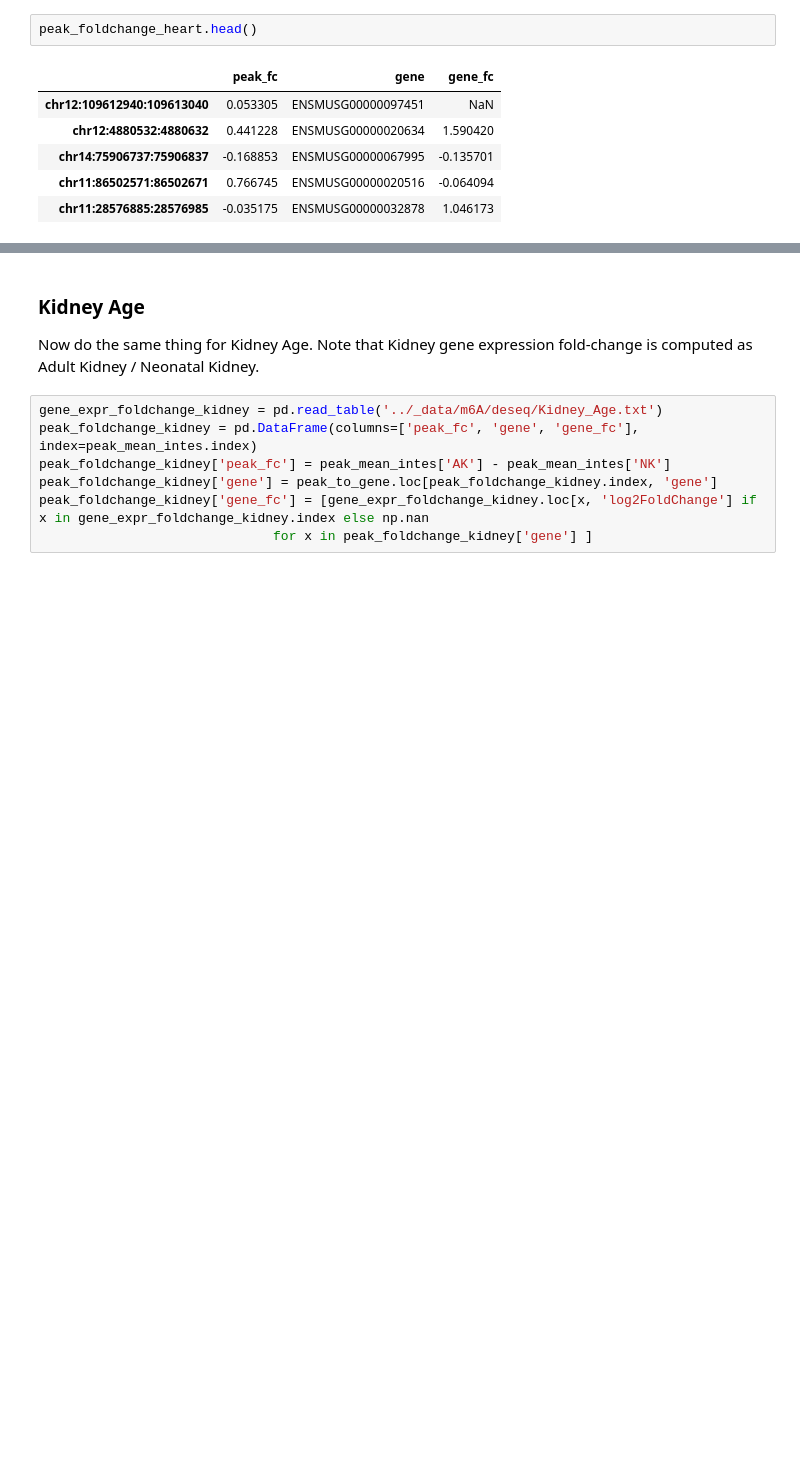
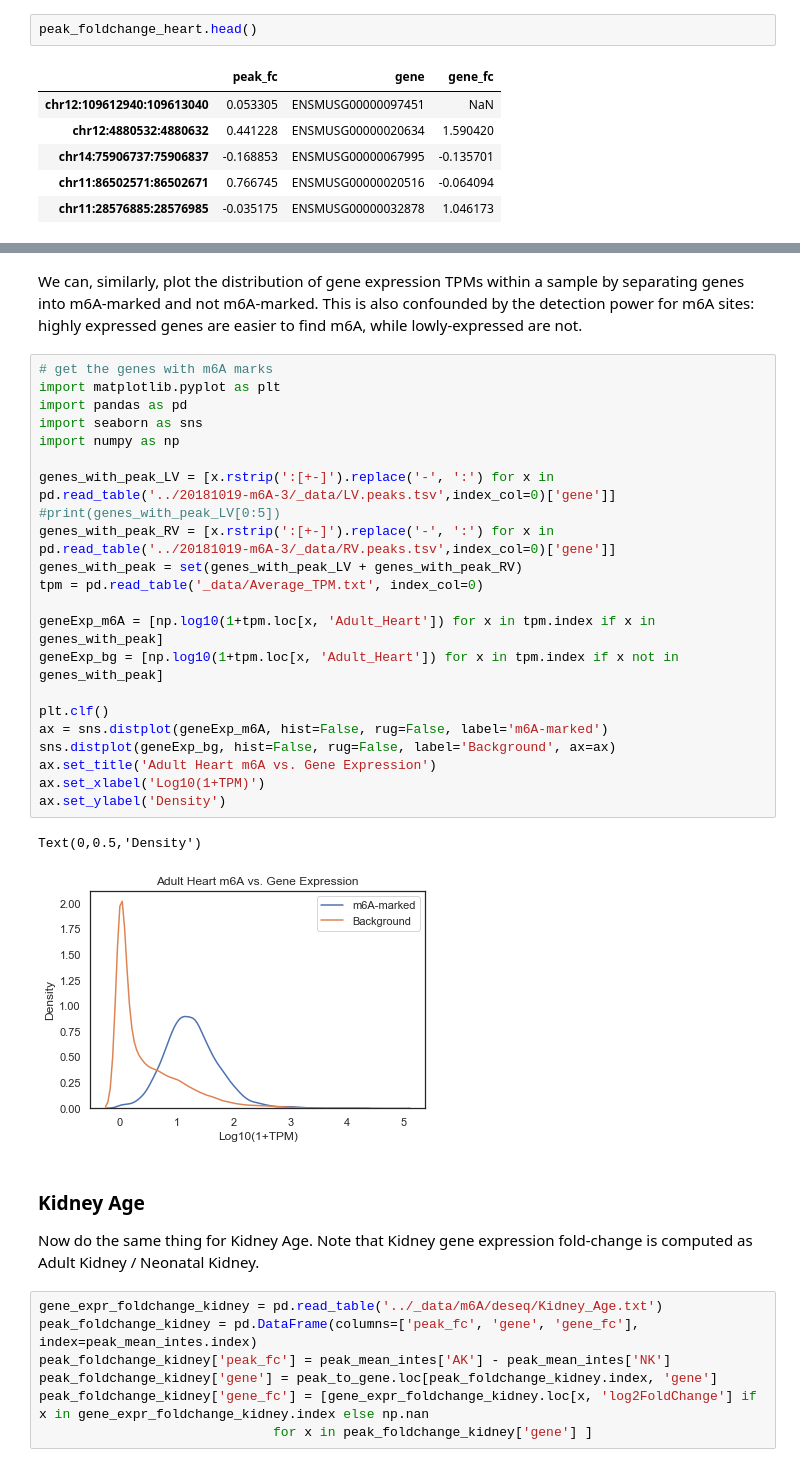
Before and after one commit to zj-zhang/m6A_lowinput_mouse_notebook, a Jupyter notebook: 20181124-m6A-6/m6A_Analysis.part_06.ipynb, the cells around one changed output, grey strips where cells are left out. Saved outputs shown, nothing was run; the diff lists cells and outputs as text; blank space fills up the shorter version.

```diff
--- a/20181124-m6A-6/m6A_Analysis.part_06.ipynb
+++ b/20181124-m6A-6/m6A_Analysis.part_06.ipynb
@@ -64,3 +143,30 @@ plt.savefig('Heart_Age.pdf')
+# %% [markdown]
+We can, similarly, plot the distribution of gene expression TPMs within a sample by separating genes into m6A-marked and not m6A-marked. This is also confounded by the detection power for m6A sites: highly expressed genes are easier to find m6A, while lowly-expressed are not.
+# %%
+# get the genes with m6A marks
+import matplotlib.pyplot as plt
+import pandas as pd
+import seaborn as sns
+import numpy as np
+
+genes_with_peak_LV = [x.rstrip(':[+-]').replace('-', ':') for x in pd.read_table('../20181019-m6A-3/_data/LV.peaks.tsv',index_col=0)['gene']]
+#print(genes_with_peak_LV[0:5])
+genes_with_peak_RV = [x.rstrip(':[+-]').replace('-', ':') for x in pd.read_table('../20181019-m6A-3/_data/RV.peaks.tsv',index_col=0)['gene']]
+genes_with_peak = set(genes_with_peak_LV + genes_with_peak_RV)
+tpm = pd.read_table('_data/Average_TPM.txt', index_col=0)
+
+geneExp_m6A = [np.log10(1+tpm.loc[x, 'Adult_Heart']) for x in tpm.index if x in genes_with_peak]
+geneExp_bg = [np.log10(1+tpm.loc[x, 'Adult_Heart']) for x in tpm.index if x not in genes_with_peak]
+
+plt.clf()
+ax = sns.distplot(geneExp_m6A, hist=False, rug=False, label='m6A-marked')
+sns.distplot(geneExp_bg, hist=False, rug=False, label='Background', ax=ax)
+ax.set_title('Adult Heart m6A vs. Gene Expression')
+ax.set_xlabel('Log10(1+TPM)')
+ax.set_ylabel('Density')
+# %% [output]
+Text(0,0.5,'Density')
+[figure, added]
 # %% [markdown]
 ### Kidney Age
 Now do the same thing for Kidney Age. Note that Kidney gene expression fold-change is computed as Adult Kidney / Neonatal Kidney.
```
Also changed, not shown: parts of 9 cells of this notebook, 40 other files.
